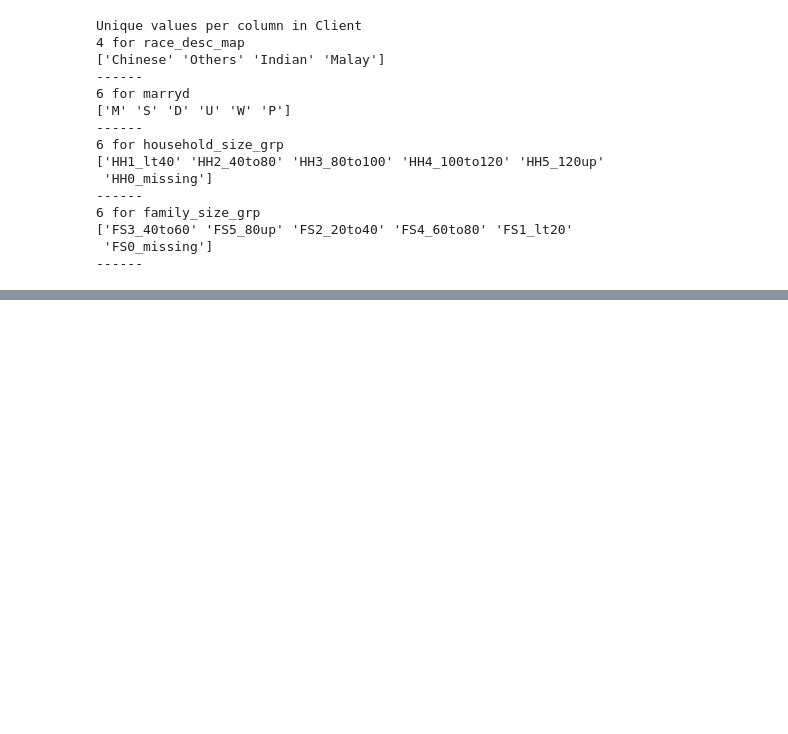
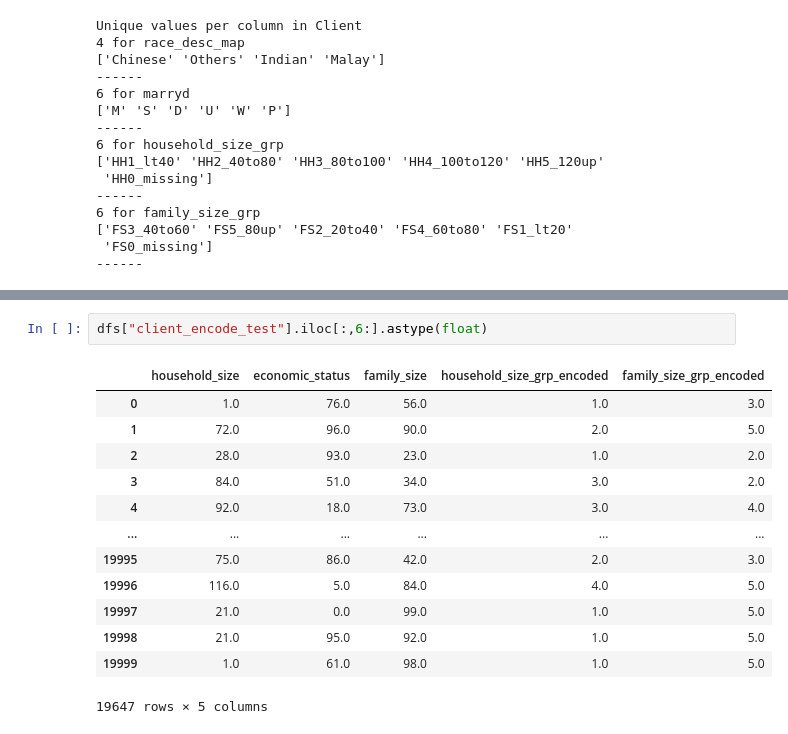
Before and after one commit to pragya77-beep/Datathon-2025, a Jupyter notebook: BigTree copy.ipynb, the cells around one changed output, grey strips where cells are left out. Drawn from its saved outputs; the diff is of its cells as text; blank space fills up the shorter version.

```diff
--- a/BigTree copy.ipynb
+++ b/BigTree copy.ipynb
@@ -211,0 +244,16 @@ ValueError: could not convert string to float: 'HH1_lt40'
+# %%
+dfs["client_encode_test"].iloc[:,6:].astype(float)
+# %% [output]
+|  | household_size | economic_status | family_size | household_size_grp_encoded | family_size_grp_encoded |
+| 0 | 1.0 | 76.0 | 56.0 | 1.0 | 3.0 |
+| 1 | 72.0 | 96.0 | 90.0 | 2.0 | 5.0 |
+| 2 | 28.0 | 93.0 | 23.0 | 1.0 | 2.0 |
+| 3 | 84.0 | 51.0 | 34.0 | 3.0 | 2.0 |
+| 4 | 92.0 | 18.0 | 73.0 | 3.0 | 4.0 |
+| ... | ... | ... | ... | ... | ... |
+| 19995 | 75.0 | 86.0 | 42.0 | 2.0 | 3.0 |
+| 19996 | 116.0 | 5.0 | 84.0 | 4.0 | 5.0 |
+| 19997 | 21.0 | 0.0 | 99.0 | 1.0 | 5.0 |
+| 19998 | 21.0 | 95.0 | 92.0 | 1.0 | 5.0 |
+| 19999 | 1.0 | 61.0 | 98.0 | 1.0 | 5.0 |
+19647 rows × 5 columns
```
Also changed, not shown: parts of 5 cells of this notebook.
